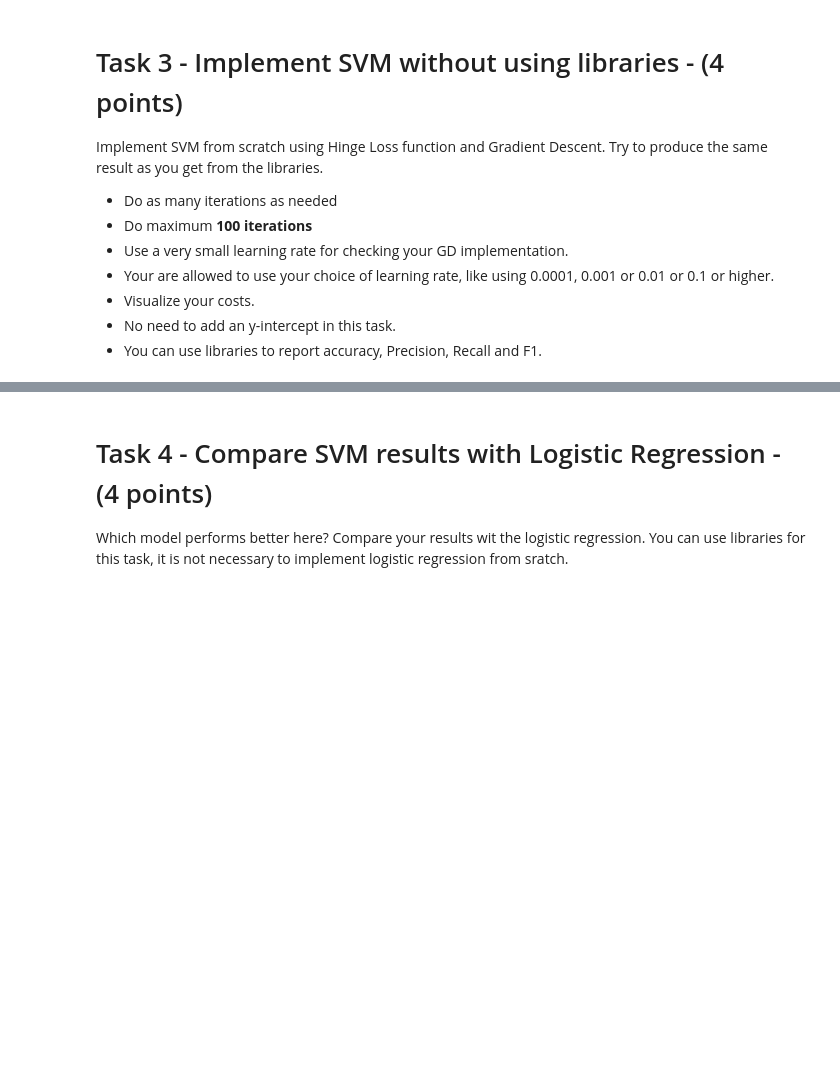
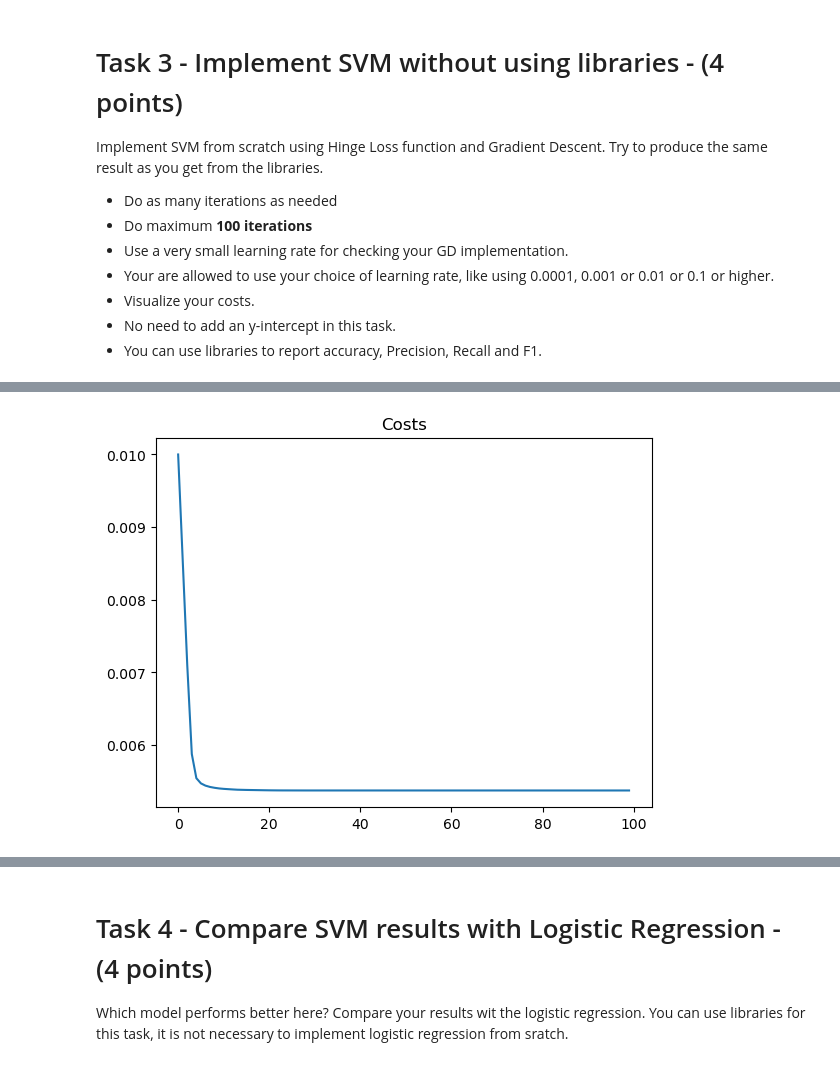
Before and after one commit to tylersmed/data-analytics, a Jupyter notebook: hw/hw7/329e_HW07.ipynb, the cells around one changed output, grey strips where cells are left out. Drawn from its saved outputs; the diff is of its cells as text; code cells hidden in the pictures; blank space fills up the shorter version.

```diff
--- a/hw/hw7/329e_HW07.ipynb
+++ b/hw/hw7/329e_HW07.ipynb
@@ -201,7 +174,7 @@ random_test_indices = random.sample(range(0, heart_2.shape[0]), int(heart_2.shap
 # %%
 # function to compute cost here
 def compute_cost(X, y, W, reg_factor):
-    n = X.shape[1]
+    n = X.shape[0]
     distances = 1 - y *(np.dot(X, W))
     distances[distances < 0] = 0
 
@@ -210,9 +183,8 @@ def compute_cost(X, y, W, reg_factor):
 # %%
 # function to calculate gradient
 def calculate_gradient(X, y, W, reg_factor):
-    if type(y) == np.float64:
-        y = np.array([y])
-        X = np.array([X])
+    X = np.array(X)
+    y = np.array(y)
 
     distance = 1 - (y * np.dot(X, W))
     dw = np.zeros(len(W))
@@ -228,12 +200,10 @@ def calculate_gradient(X, y, W, reg_factor):
     return dw
 # %%
 weights  = np.zeros(X.shape[1])
-y_train = np.where(y_train==0, -1, 1)
-print(X_train)
 
 # optimize SVM using gradient descent
 num_iterations = 100
-learning_rate = 0.01
+learning_rate = 0.001
 regularization = 0.01
 cost_list = []
 
@@ -263,0 +235,6 @@ KeyError: 0
+# %%
+plt.plot(np.arange(num_iterations), cost_list)
+plt.title("Costs")
+plt.show()
+# %% [output]
+[figure, added]
```
Also changed, not shown: parts of 6 cells of this notebook.
